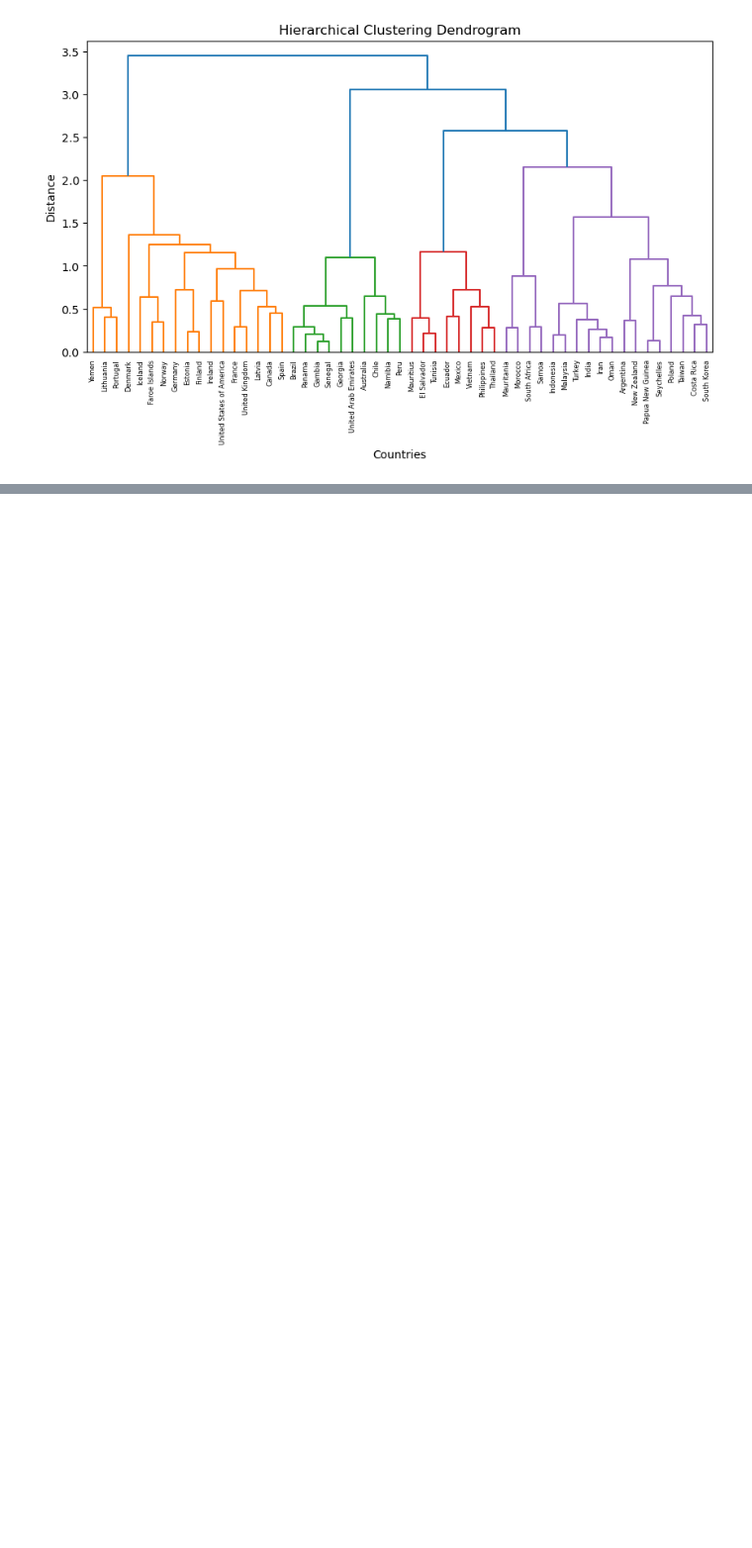
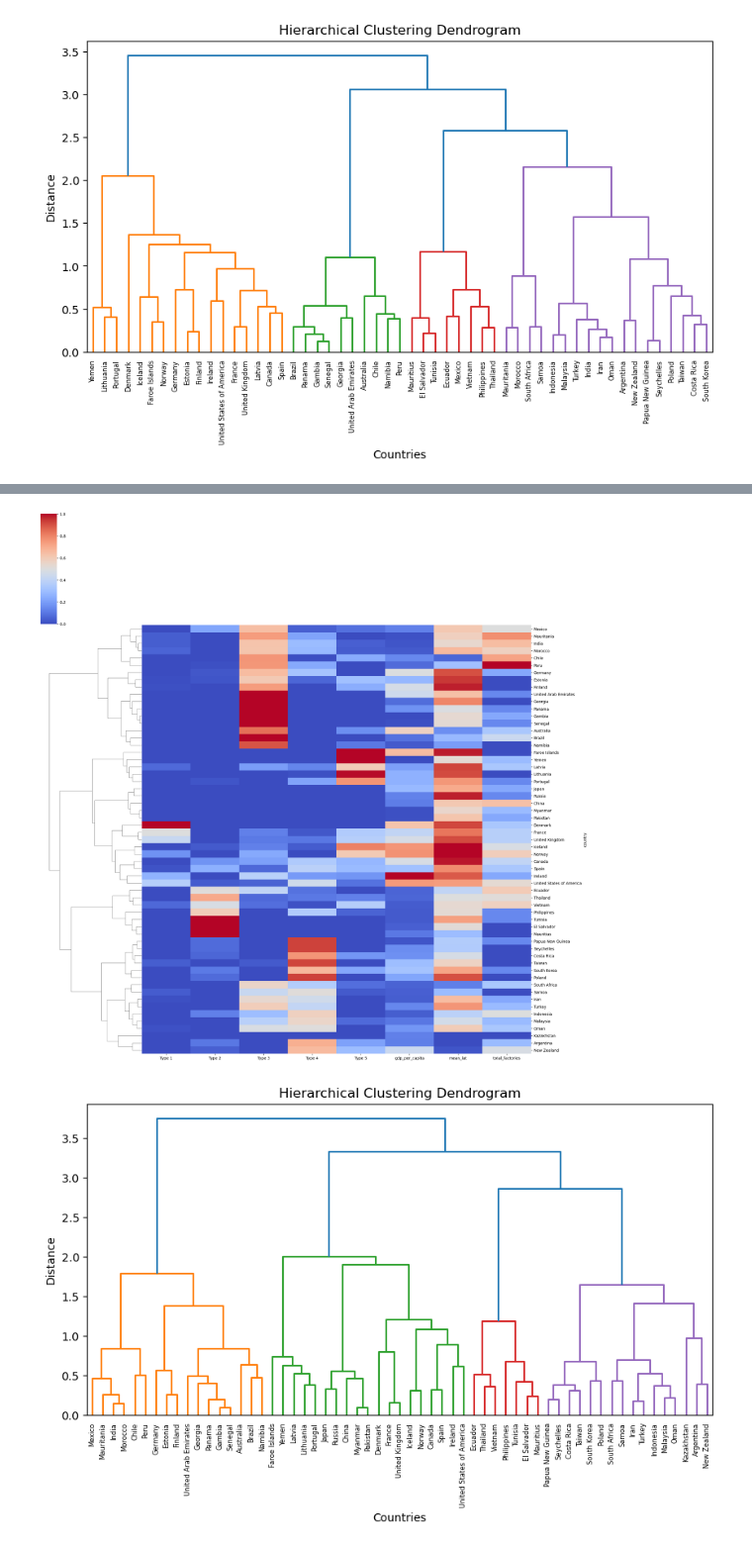
Before and after one commit to SeaAroundUs/end-use-clustering, a Jupyter notebook: src/clustering_testing.ipynb, the cells around one changed output, grey strips where cells are left out. Shown at 99% size. Saved outputs shown, nothing was run; the diff lists cells and outputs as text; code cells hidden in the pictures; blank space fills up the shorter version.

```diff
--- a/src/clustering_testing.ipynb
+++ b/src/clustering_testing.ipynb
@@ -195,0 +276,21 @@ dendrogram_7 = plot_dendrogram(
+# %%
+import numpy as np
+from sklearn.preprocessing import MinMaxScaler
+
+# log transform factory count to reduce skewness
+logged_factory_count = np.log(factory_count)
+
+# scale factory count to [0, 1] range for better visualization
+scaler = MinMaxScaler()
+scaled_factory_count = scaler.fit_transform(logged_factory_count)
+
+test = pd.DataFrame(scaled_factory_count, index=factory_count.index, columns=['total_factories'])
+
+scaled_factory_count_plot = alt.Chart(test.reset_index()).mark_bar().encode(
+    x=alt.X('total_factories', bin=True),
+    y='count()'
+).properties(
+    title='Distribution of Factory Counts by Country'
+)
+
+scaled_factory_count_plot
@@ -195,0 +299,11 @@ dendrogram_7 = plot_dendrogram(
+# %%
+combined_df = final_df.join(test)
+
+heatmap_count_5 = plot_heatmap(
+    combined_df, save_fig=True, output_path=graph_output_path)
+
+dendrogram_count_5 = plot_dendrogram(
+    combined_df, save_fig=True, output_path=graph_output_path)
+# %% [output]
+[figure, added]
+[figure, added]
```
Also changed, not shown: parts of 11 cells of this notebook, 7 other files.
